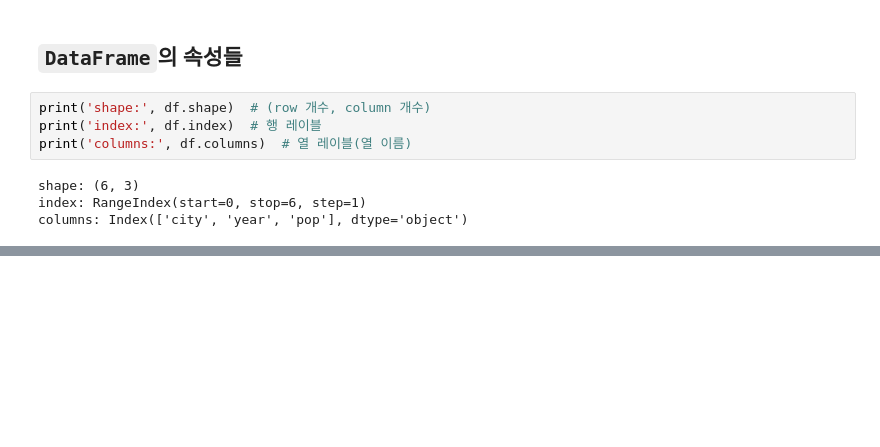
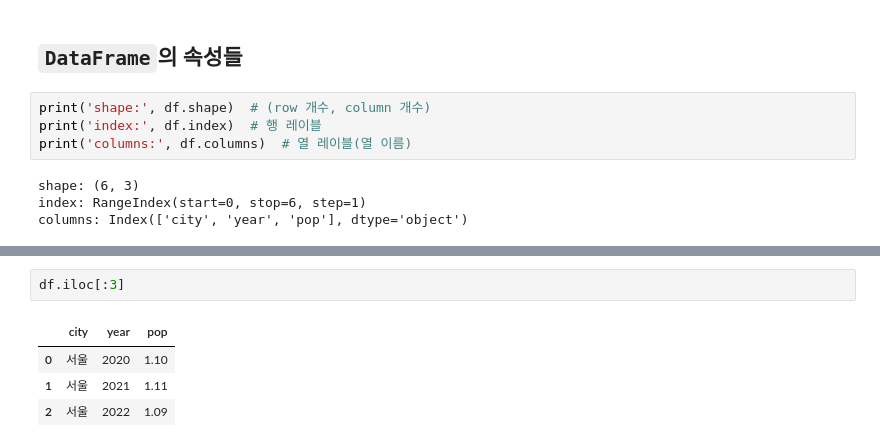
Before and after one commit to Siamesesam/202208_itw_java134_lab_python, a Jupyter notebook: py18_pandas.ipynb, the cells around one changed output, grey strips where cells are left out. Saved outputs shown, nothing was run; the diff lists cells and outputs as text; blank space fills up the shorter version.

```diff
--- a/py18_pandas.ipynb
+++ b/py18_pandas.ipynb
@@ -305,0 +398,7 @@ columns: Index(['city', 'year', 'pop'], dtype='object')
+# %%
+df.iloc[:3]
+# %% [output]
+|  | city | year | pop |
+| 0 | 서울 | 2020 | 1.10 |
+| 1 | 서울 | 2021 | 1.11 |
+| 2 | 서울 | 2022 | 1.09 |
```
Also changed, not shown: parts of 18 cells of this notebook.
